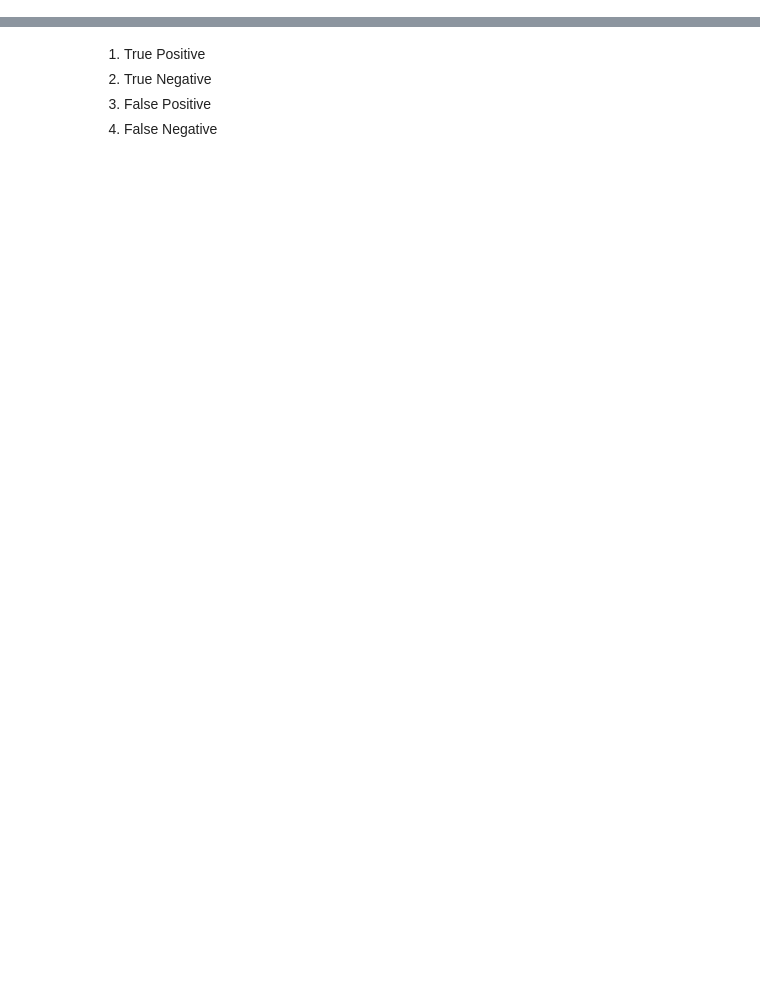
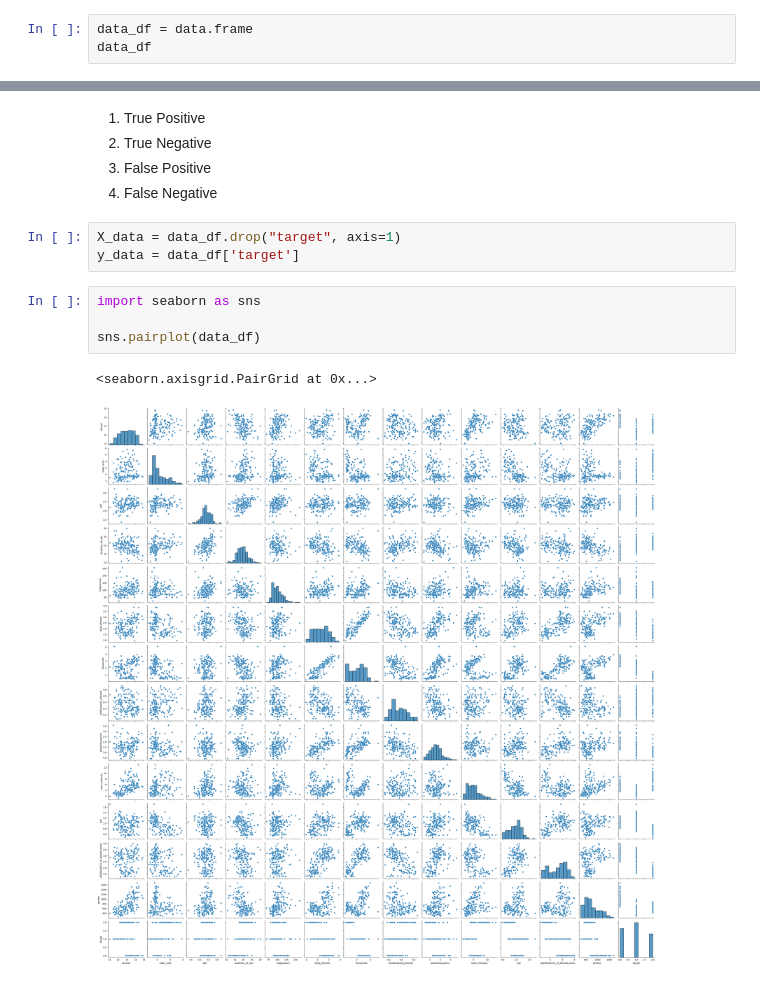
Before and after one commit to Navazdeen/ML_handson, a Jupyter notebook: Data Science/simple_logistic_reg.ipynb, the cells around one changed output, grey strips where cells are left out. Saved outputs shown, nothing was run; the diff lists cells and outputs as text; blank space fills up the shorter version.

```diff
--- a/Data Science/simple_logistic_reg.ipynb
+++ b/Data Science/simple_logistic_reg.ipynb
@@ -236,0 +221,3 @@ data.frame
+# %%
+data_df = data.frame
+data_df
@@ -239,3 +240,13 @@ data.frame
 2. True Negative
 3. False Positive
 4. False Negative
+# %%
+X_data = data_df.drop("target", axis=1)
+y_data = data_df['target']
+# %%
+import seaborn as sns
+
+sns.pairplot(data_df)
+# %% [output]
+<seaborn.axisgrid.PairGrid at 0x...>
+[figure, added]
```
Also changed, not shown: parts of 22 cells of this notebook, 7 other files.
